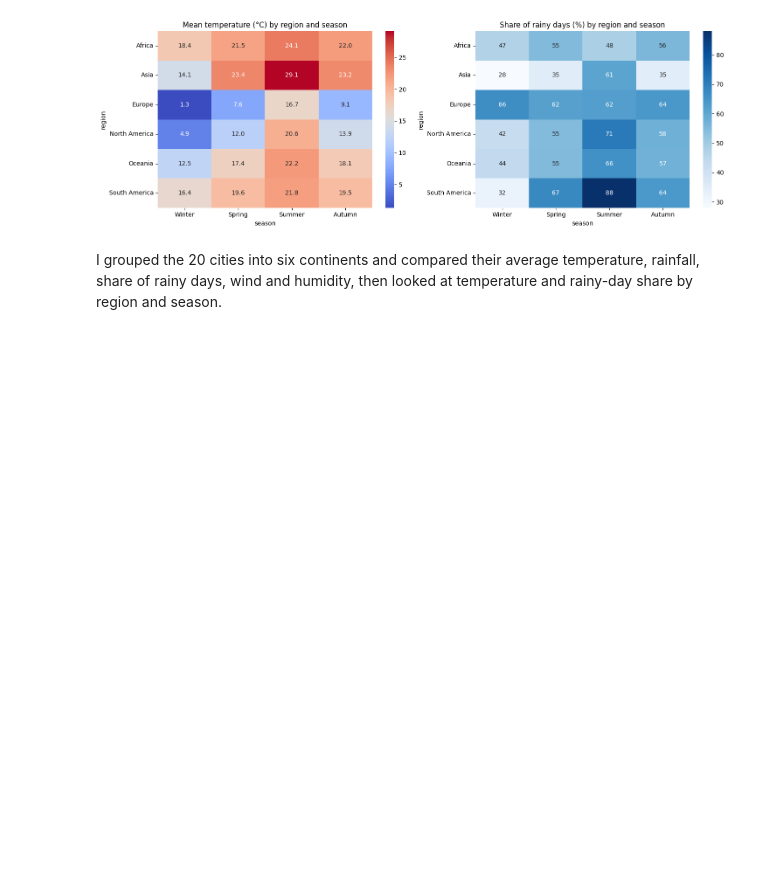
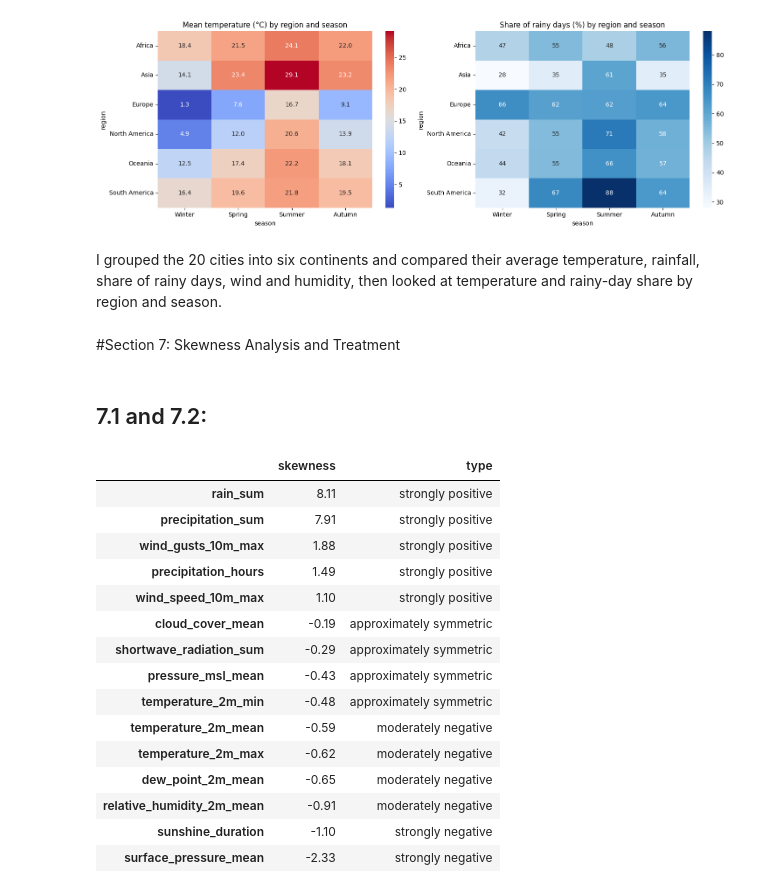
Before and after one commit to MuhammadRayan07/Weather-Analysis, a Jupyter notebook: notebooks/02_Analysis_Modeling.ipynb, the cells around one changed output. Drawn from its saved outputs; the diff is of its cells as text; code cells hidden in the pictures; blank space fills up the shorter version.

Commit message:
Completed Section 7

```diff
--- a/notebooks/02_Analysis_Modeling.ipynb
+++ b/notebooks/02_Analysis_Modeling.ipynb
@@ -747,3 +747,39 @@ South America          81.14
 [figure]
 # %% [markdown]
 I grouped the 20 cities into six continents and compared their average temperature, rainfall, share of rainy days, wind and humidity, then looked at temperature and rainy-day share by region and season.
+# %% [markdown]
+#Section 7: Skewness Analysis and Treatment
+# %% [markdown]
+## 7.1 and 7.2:
+# %%
+skew_cols = ["temperature_2m_max", "temperature_2m_min", "temperature_2m_mean",
+             "precipitation_sum", "rain_sum", "precipitation_hours",
+             "wind_speed_10m_max", "wind_gusts_10m_max", "shortwave_radiation_sum",
+             "sunshine_duration", "relative_humidity_2m_mean", "dew_point_2m_mean",
+             "cloud_cover_mean", "pressure_msl_mean", "surface_pressure_mean"]
+
+skew_table = pd.DataFrame({"skewness": train_imp[skew_cols].skew().round(2)})
+skew_table["type"] = np.select(
+    [skew_table["skewness"] >= 1, skew_table["skewness"] >= 0.5,
+     skew_table["skewness"] <= -1, skew_table["skewness"] <= -0.5],
+    ["strongly positive", "moderately positive",
+     "strongly negative", "moderately negative"],
+    default="approximately symmetric")
+skew_table.sort_values("skewness", ascending=False)
+# %% [output]
+|  | skewness | type |
+| rain_sum | 8.11 | strongly positive |
+| precipitation_sum | 7.91 | strongly positive |
+| wind_gusts_10m_max | 1.88 | strongly positive |
+| precipitation_hours | 1.49 | strongly positive |
+| wind_speed_10m_max | 1.10 | strongly positive |
+| cloud_cover_mean | -0.19 | approximately symmetric |
+| shortwave_radiation_sum | -0.29 | approximately symmetric |
+| pressure_msl_mean | -0.43 | approximately symmetric |
+| temperature_2m_min | -0.48 | approximately symmetric |
+| temperature_2m_mean | -0.59 | moderately negative |
+| temperature_2m_max | -0.62 | moderately negative |
+| dew_point_2m_mean | -0.65 | moderately negative |
+| relative_humidity_2m_mean | -0.91 | moderately negative |
+| sunshine_duration | -1.10 | strongly negative |
+| surface_pressure_mean | -2.33 | strongly negative |
```
Also changed, not shown: parts of 9 cells of this notebook.
